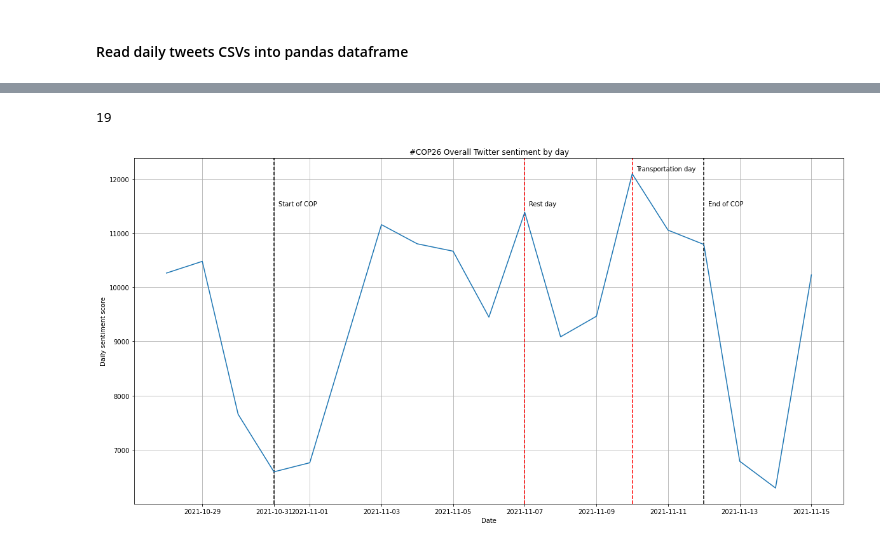
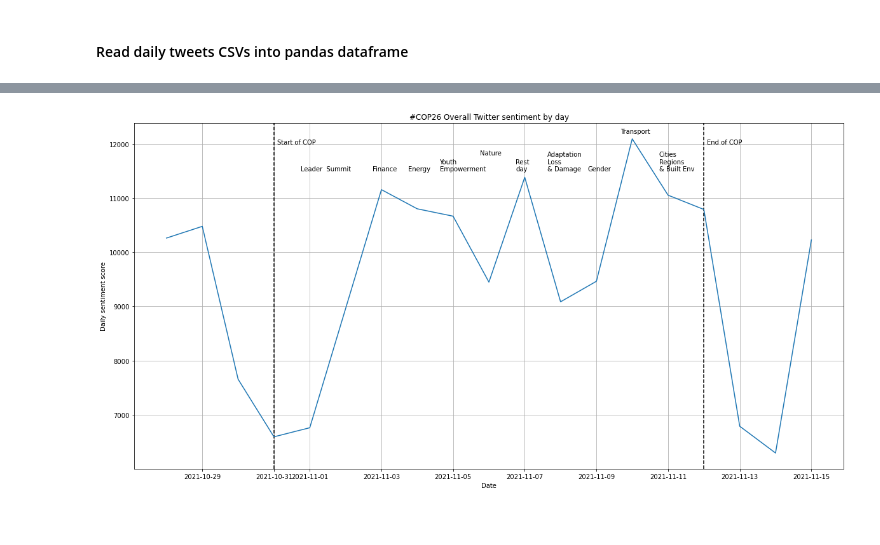
Before and after one commit to natebendermontana/datashare_AA_COP_tweets, a Jupyter notebook: COP_Analysis_SentimentAnalysis_Working.ipynb, the cells around one changed output, grey strips where cells are left out. Saved outputs shown, nothing was run; the diff lists cells and outputs as text; code cells hidden in the pictures.

```diff
--- a/COP_Analysis_SentimentAnalysis_Working.ipynb
+++ b/COP_Analysis_SentimentAnalysis_Working.ipynb
@@ -261,10 +250,6 @@ anothergoddamnlist = []
 
 for item in totalscores:
     anothergoddamnlist.append(item[0])
-# %%
-anothergoddamnlist
-# %% [output]
-19
 # %%
 import datetime
 import matplotlib.pyplot as plt
@@ -277,46 +262,53 @@ x = [datetime.datetime(2021,10,28),datetime.datetime(2021,10,29),datetime.dateti
      datetime.datetime(2021,11,6),datetime.datetime(2021,11,7),datetime.datetime(2021,11,8),
      datetime.datetime(2021,11,9),datetime.datetime(2021,11,10),datetime.datetime(2021,11,11),
      datetime.datetime(2021,11,12),datetime.datetime(2021,11,13),datetime.datetime(2021,11,14),
      datetime.datetime(2021,11,15)]
 
 y = anothergoddamnlist
 plt.figure(figsize=(20,10))
 plt.grid()
 
-xcoords = [datetime.datetime(2021,11,7), datetime.datetime(2021,11,10)]
-for xc in xcoords:
-    plt.axvline(x=xc, color='r', linestyle='dashed')
+# xcoords = [datetime.datetime(2021,11,7), datetime.datetime(2021,11,10)]
+# for xc in xcoords:
+#     plt.axvline(x=xc, color='r', linestyle='dashed')
 
 confcoords = [datetime.datetime(2021,10,31), datetime.datetime(2021,11,12)]
 for xc in confcoords:
     plt.axvline(x=xc, color='black', linestyle='dashed')
 
 
+plt.annotate("Start of COP", (datetime.datetime(2021,10,31, hour=2), 12000))
+plt.annotate("End of COP", (datetime.datetime(2021,11,12, hour=2), 12000))
+plt.annotate("Leader  Summit", (datetime.datetime(2021,10,31, hour=18), 11500))
+plt.annotate("Finance", (datetime.datetime(2021,11,2, hour=18), 11500))
+plt.annotate("Energy", (datetime.datetime(2021,11,3, hour=18), 11500))
+plt.annotate("Youth\nEmpowerment", (datetime.datetime(2021,11,4, hour=15), 11500))
+plt.annotate("Nature", (datetime.datetime(2021,11,5, hour=18), 11800))
+plt.annotate("Rest\nday", (datetime.datetime(2021,11,6, hour=18), 11500))
+plt.annotate("Adaptation\nLoss\n& Damage", (datetime.datetime(2021,11,7, hour=15), 11500))
+plt.annotate("Gender", (datetime.datetime(2021,11,8, hour=18), 11500))
+plt.annotate("Transport", (datetime.datetime(2021,11,9, hour=16), 12200))
+plt.annotate("Cities\nRegions\n& Built Env", (datetime.datetime(2021,11,10, hour=18), 11500))
+
 #plt.xlim(
 #    xmin=datetime.datetime(2021, 10, 28), # the one that doesn't change
 #    xmax=datetime.datetime(2021, 11, 15) # the latest datetime in your dataset
 plt.plot(x, y)
+
 #sample_dates = np.array([datetime.datetime(11,7), datetime.datetime(11,10)])
 #plt.vlines(x=sample_dates, ymin=0, ymax=12092, linestyles="dashed", color = 'r')
 #fig, ax = plt.subplots()
 #ax.set_xlim([datetime.date(2021, 10, 28), datetime.date(2021, 11, 15)])
 
-plt.annotate("Start of COP", (datetime.datetime(2021,10,31, hour=3), 11500))
-plt.annotate("End of COP", (datetime.datetime(2021,11,12, hour=3), 11500))
+# plt.annotate("Start of COP", (datetime.datetime(2021,10,31, hour=3), 11500))
+# plt.annotate("End of COP", (datetime.datetime(2021,11,12, hour=3), 11500))
 
-plt.annotate("Rest day", (datetime.datetime(2021,11,7, hour=3), 11500))
-plt.annotate("Transportation day", (datetime.datetime(2021,11,10, hour=3), 12150))
+# plt.annotate("Rest day", (datetime.datetime(2021,11,7, hour=3), 11500))
+# plt.annotate("Transportation day", (datetime.datetime(2021,11,10, hour=3), 12150))
 
 plt.xlabel("Date")
 plt.ylabel("Daily sentiment score")
 plt.title('#COP26 Overall Twitter sentiment by day')
-plt.show()
-# plt.xticks([1, 2, 3, 4, 5, 6, 7, 8, 9, 10,
-#             11, 12, 13, 14, 15, 16, 17, 18, 19], ["10/28", "10/29", "10/30",
-#                                                   "10/31", "11/01", "11/02",
-#                                                  "11/03","11/04","11/05",
-#                                                  "11/06","11/07","11/08",
-#                                                  "11/09","11/10","11/11",
-#                                                  "11/12","11/13","11/14","11/15",])
+plt.savefig('Overallsentiment.png')
 # %% [output]
-[figure, old version]
+[figure, new version]
```
Also changed, not shown: parts of 64 cells of this notebook, 1 other file.
